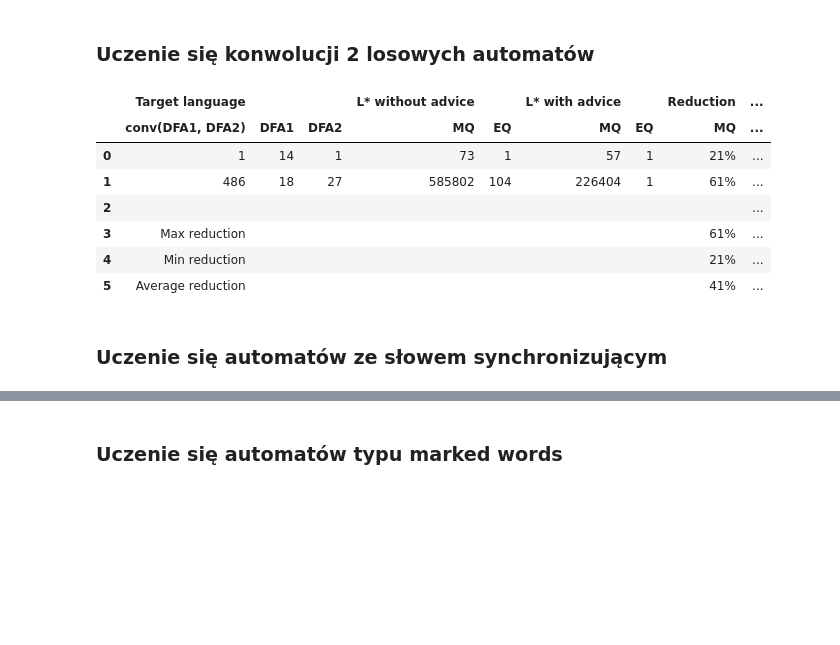
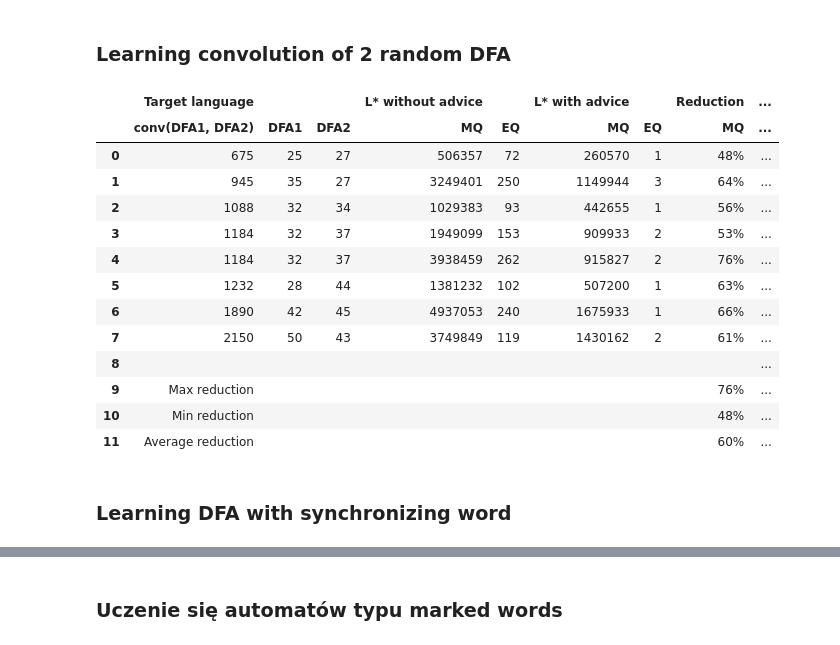
Before and after one commit to michalfica/Learning-automata-with-SRS-, a Jupyter notebook: test_algorithm/test_InferringDFA.ipynb, the cells around one changed output, grey strips where cells are left out. Drawn from its saved outputs; the diff is of its cells as text; code cells hidden in the pictures; blank space fills up the shorter version.

Commit message:
Note book reorgenized, with (small) tables

```diff
--- a/test_algorithm/test_InferringDFA.ipynb
+++ b/test_algorithm/test_InferringDFA.ipynb
@@ -35,8 +35,7 @@ def run_learning_process(test, advice_system=None, check_consistency=False, equi
                                 debug=debug)
 
     dfa, cnt, cnt_ex = learn_dfa.run(counterexamples=True)
-    # print(f"kontrprzykłady: liczba - {len(cnt_ex)}, długości - {cnt_ex}, cnt = {cnt}")
-    return copy.deepcopy(dfa), cnt, cnt_ex
+    return copy.deepcopy(dfa), cnt, len(cnt_ex) +1
 # %%
 class test_example():
     def __init__(self, dfa, descrip=''):
@@ -149,18 +182,18 @@ class RecordPattern:
     def print_record(self):
         print(f"|d1| = {self.d1}, |d2| = {self.d2}, |conv| = {self.conv}, (mq, eq) = {self.cnt_normal} vs (mq, eq) = {self.cnt_with_advice}, mq_reduction = {self.mq_reduction}, eq_reduction ={self.eq_reduction}")
 # %%
-seeds =  [i+1 for i in range(10)]
+seeds =  [i+1 for i in range(5)]
 input_signs = ['a', 'b', 'c', 'd']
 
 number_of_itreations = len(seeds)
 number_of_patterns = 2
-max_pattern_length = 5
+max_pattern_length = 10
 
 results = []
 
 i = 0
 while i < number_of_itreations:
-    random.seed(seeds[i])
+    random.seed(3)#seeds[i])
     i += 1
     print(f"iter nr: {i}")
 
@@ -179,4 +212,4 @@ while i < number_of_itreations:
     print(f"rozmiar conwolucji: {d.Q}")
     _, cnt_normal, _ = run_learning_process(test=test_example(dfa=d), advice_system=None, check_consistency=False)
 
-    results.append(RecordPattern(d1=d1.Q, d1_type = dfa1.type, d2=d2.Q, d2_type=dfa2.type, conv=d.Q, cnt_normal=cnt_normal, cnt_with_advice=(cnt_with_advice, len(cnt_ex_with_advice)+1)))
+    results.append(RecordPattern(d1=d1.Q, d1_type = dfa1.type, d2=d2.Q, d2_type=dfa2.type, conv=d.Q, cnt_normal=cnt_normal, cnt_with_advice=(cnt_with_advice, cnt_ex_with_advice)))
@@ -188,4 +216,2 @@ rozmiar conwolucji: 150
 # %%
 results.sort(key=lambda x: -100000 +x.conv if x.d1_type=="OR" else x.conv)
-for r in results:
-    r.print_record()
@@ -251,5 +242,5 @@ display(df)
-# %% [markdown]
-### Uczenie się konwolucji 2 losowych automatów
+# %% [markdown]
+### Learning convolution of 2 random DFA
 # %%
 class Record:
     def __init__(self, d1, d2, conv, cnt_normal, cnt_with_advice):
@@ -264,9 +255,9 @@ class Record:
     def print_record(self):
         print(f"|d1| = {self.d1}, |d2| = {self.d2}, |conv| = {self.conv}, (mq, eq) = {self.cnt_normal} vs (mq, eq) = {self.cnt_with_advice}, mq_reduction = {self.mq_reduction}, eq_reduction ={self.eq_reduction}")
 # %%
-seeds =  [i+1 for i in range(20)]
+seeds =  [i+1 for i in range(10)]
 input_signs = ['a', 'b', 'c', 'd']
-max_number_of_states = 30
+max_number_of_states = 50
 number_of_itreations = len(seeds)
 
 results = []
@@ -292,67 +283,42 @@ while i < number_of_itreations:
     d.type = DFA.CONV_DFA
     _, cnt_normal, _ = run_learning_process(test=test_example(dfa=d), advice_system=None, check_consistency=False)
 
-    results.append(Record(d1=d1.Q, d2=d2.Q, conv=d.Q, cnt_normal=cnt_normal, cnt_with_advice=(cnt_with_advice, len(cnt_ex_with_advice)+1)))
+    results.append(Record(d1=d1.Q, d2=d2.Q, conv=d.Q, cnt_normal=cnt_normal, cnt_with_advice=(cnt_with_advice, cnt_ex_with_advice)))
 # %%
 results.sort(key=lambda x: x.conv)
 # %%
 columns = [('Target language', 'conv(DFA1, DFA2)'), ('Target language', 'DFA1'), ('Target language', 'DFA2'), ('L* without advice', 'MQ'), ('L* without advice', 'EQ'), ('L* with advice', 'MQ'), ('L* with advice', 'EQ'), ('Reduction', 'MQ'), ('Reduction', 'EQ')]
 data = {
     columns[0]: [r.conv for r in results],
     columns[1]: [r.d1 for r in results],
     columns[2]: [r.d2 for r in results],
     columns[3]: [r.cnt_normal[0] for r in results],
     columns[4]: [r.cnt_normal[1] for r in results],
     columns[5]: [r.cnt_with_advice[0][0] for r in results],
-    columns[6]: [r.cnt_with_advice[0][1] for r in results],
+    columns[6]: [(r.cnt_with_advice[0][1], r.cnt_with_advice[1]) for r in results],
     columns[7]: [r.mq_reduction for r in results],
     columns[8]: [r.eq_reduction for r in results]
 }
 
-columns = pd.MultiIndex.from_tuples(columns)
-df = pd.DataFrame(data, columns=columns)
-
-avg_mq_red = df[(('Reduction', 'MQ'))].mean()
-avg_eq_red = df[(('Reduction', 'EQ'))].mean()
-
-max_mq_red = df[(('Reduction', 'MQ'))].max()
-max_eq_red = df[(('Reduction', 'EQ'))].max()
-
-min_mq_red = df[(('Reduction', 'MQ'))].min()
-min_eq_red = df[(('Reduction', 'EQ'))].min()
-
-empty_row = pd.DataFrame([[""] * df.shape[1]], columns=df.columns)
-
-def set_params(row, params):
-    for k, v in params:
-        row[columns[k]] = v
-
-max_red_row = copy.deepcopy(empty_row)
-set_params(row=max_red_row, params=[(0, "Max reduction"), (-2, int(max_mq_red)), (-1, int(max_eq_red))])
-min_red_row = copy.deepcopy(empty_row)
-set_params(row=min_red_row, params=[(0, "Min reduction"), (-2, int(min_mq_red)), (-1, int(min_eq_red))])
-avg_red_row = copy.deepcopy(empty_row)
-set_params(row=avg_red_row, params=[(0, "Average reduction"), (-2, int(avg_mq_red)), (-1, int(avg_eq_red))])
-
-rows = [empty_row, max_red_row, min_red_row, avg_red_row]
-for row in rows:
-    df = pd.concat([df, row], ignore_index=True)
-
-df[('Reduction', 'MQ')] = df[('Reduction', 'MQ')].apply(lambda x: f'{x}%' if isinstance(x, int) else x)
-df[('Reduction', 'EQ')] = df[('Reduction', 'EQ')].apply(lambda x: f'{x}%' if isinstance(x, int) else x)
-
+df = create_table(columns=columns, data=data)
 display(df)
 # %% [output]
 |  | Target language |  |  | L* without advice |  | L* with advice |  | Reduction | ... |
 |  | conv(DFA1, DFA2) | DFA1 | DFA2 | MQ | EQ | MQ | EQ | MQ | ... |
-| 0 | 1 | 14 | 1 | 73 | 1 | 57 | 1 | 21% | ... |
-| 1 | 486 | 18 | 27 | 585802 | 104 | 226404 | 1 | 61% | ... |
-| 2 |  |  |  |  |  |  |  |  | ... |
-| 3 | Max reduction |  |  |  |  |  |  | 61% | ... |
-| 4 | Min reduction |  |  |  |  |  |  | 21% | ... |
-| 5 | Average reduction |  |  |  |  |  |  | 41% | ... |
+| 0 | 675 | 25 | 27 | 506357 | 72 | 260570 | 1 | 48% | ... |
+| 1 | 945 | 35 | 27 | 3249401 | 250 | 1149944 | 3 | 64% | ... |
+| 2 | 1088 | 32 | 34 | 1029383 | 93 | 442655 | 1 | 56% | ... |
+| 3 | 1184 | 32 | 37 | 1949099 | 153 | 909933 | 2 | 53% | ... |
+| 4 | 1184 | 32 | 37 | 3938459 | 262 | 915827 | 2 | 76% | ... |
+| 5 | 1232 | 28 | 44 | 1381232 | 102 | 507200 | 1 | 63% | ... |
+| 6 | 1890 | 42 | 45 | 4937053 | 240 | 1675933 | 1 | 66% | ... |
+| 7 | 2150 | 50 | 43 | 3749849 | 119 | 1430162 | 2 | 61% | ... |
+| 8 |  |  |  |  |  |  |  |  | ... |
+| 9 | Max reduction |  |  |  |  |  |  | 76% | ... |
+| 10 | Min reduction |  |  |  |  |  |  | 48% | ... |
+| 11 | Average reduction |  |  |  |  |  |  | 60% | ... |
-# %% [markdown]
-### Uczenie się automatów ze słowem synchronizującym
+# %% [markdown]
+### Learning DFA with synchronizing word
 # %%
 class RecordSYNCH:
     def __init__(self, d, reset_word, cnt_normal, cnt_with_advice):
```
Also changed, not shown: parts of 35 cells of this notebook, 1 other file.
